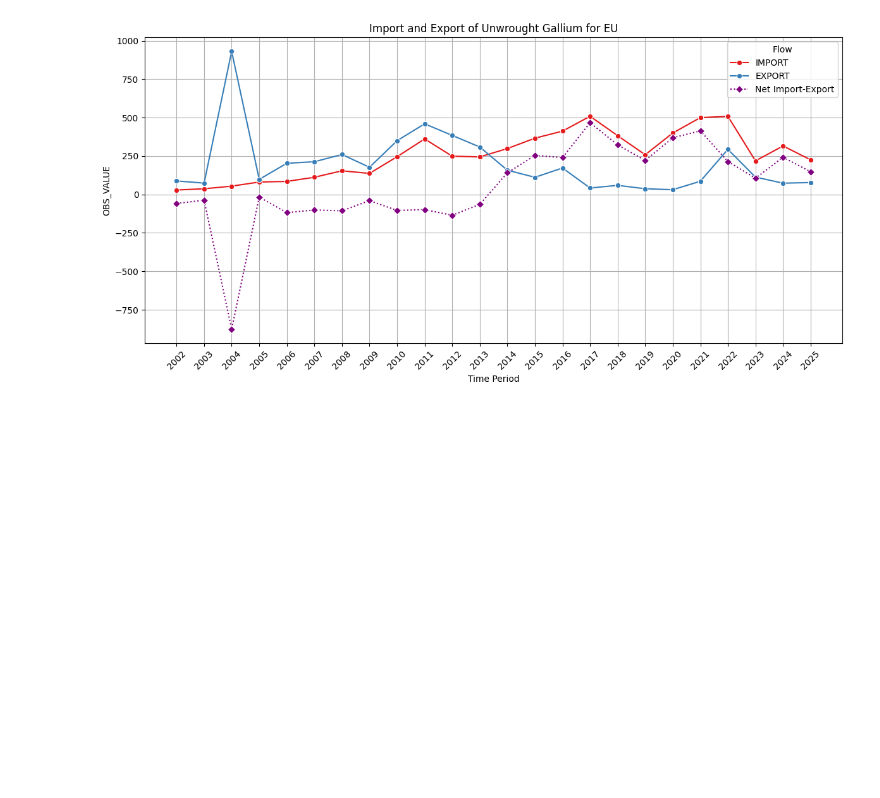
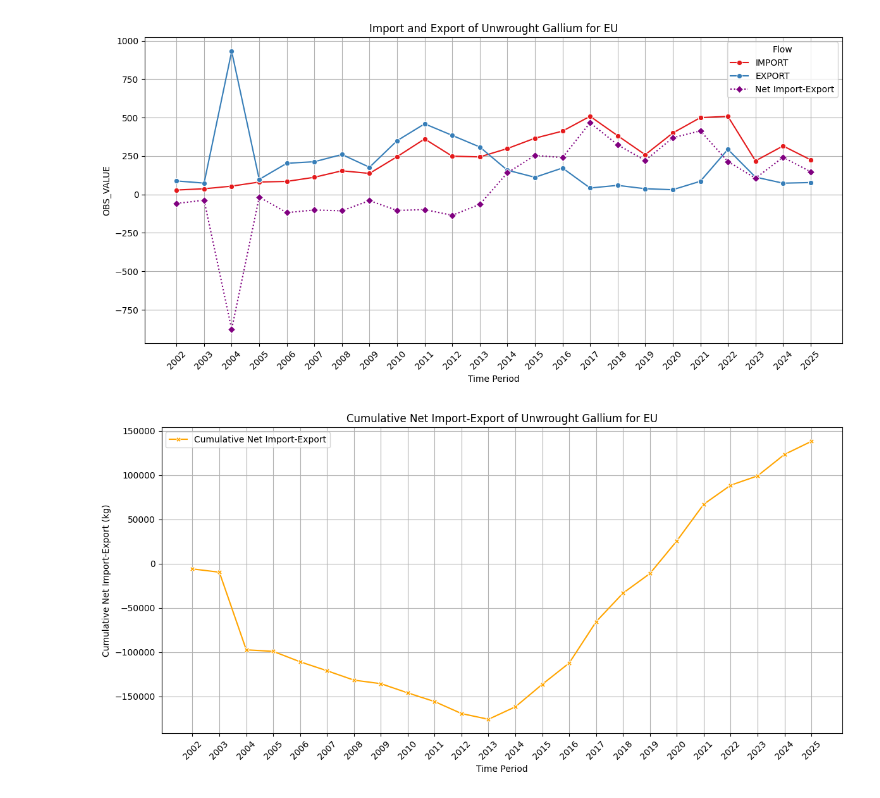
Before and after one commit to Rud-X/IE_MFA_2526_FinalAssignment_Gallium, a Jupyter notebook: old_scripts/exploration_old.ipynb, the cells around one changed output. Saved outputs shown, nothing was run; the diff lists cells and outputs as text; code cells hidden in the pictures; blank space fills up the shorter version.

```diff
--- a/exploration_old.ipynb
+++ b/old_scripts/exploration_old.ipynb
@@ -15,7 +15,7 @@ import warnings
 warnings.filterwarnings("ignore", "Workbook contains no default style", UserWarning)
 
 # Load data/EUROSTAT_COMEXT.csv into a DataFrame
-comext_df = pd.read_csv("data/EUROSTAT_COMEXT.csv")
+comext_df = pd.read_csv("../data/EUROSTAT_COMEXT.csv")
 
 # Select relevant columns
 selected_columns = [
@@ -50,30 +50,54 @@ sns.lineplot(
 # sns.lineplot(data=eurostat_df[(eurostat_df["product"] == 81129289) & (eurostat_df["indicators"] == "QUANTITY_IN_100KG") & (eurostat_df["partner"] == "INT_EU27_2020")],
 #              x="TIME_PERIOD", y="OBS_VALUE", hue="FLOW", marker="s", linestyle="--", palette="Set2")
 # Calculate and Plot the difference between FLOW = "IMPORT" and FLOW = "EXPORT" for partner = "EXT_EU27_2020"
 net_import_export = eurostat_df[
     (eurostat_df["product"] == 81129289)
     & (eurostat_df["indicators"] == "QUANTITY_IN_100KG")
     & (eurostat_df["partner"] == "EXT_EU27_2020")
 ].pivot(index="TIME_PERIOD", columns="FLOW", values="OBS_VALUE")
 net_import_export["NET_IMPORT_EXPORT"] = (
     net_import_export["IMPORT"] - net_import_export["EXPORT"]
 )
 sns.lineplot(
     data=net_import_export,
     x=net_import_export.index,
     y="NET_IMPORT_EXPORT",
     marker="D",
     linestyle=":",
     color="purple",
     label="Net Import-Export",
 )
 plt.title("Import and Export of Unwrought Gallium for EU")
 plt.xlabel("Time Period")
 plt.ylabel("OBS_VALUE")
 plt.legend(title="Flow")
 plt.xticks(rotation=45, ticks=net_import_export.index)
 plt.tight_layout()
 plt.grid()
 plt.show()
+
+# Accumulate sum net import-export for each year and plot the cumulative sum over time
+net_import_export["CUMULATIVE_NET_IMPORT_EXPORT"] = net_import_export[
+    "NET_IMPORT_EXPORT"
+].cumsum()
+plt.figure(figsize=(12, 6))
+sns.lineplot(
+    data=net_import_export * 100,  # Scale from 100kg to kg
+    x=net_import_export.index,
+    y="CUMULATIVE_NET_IMPORT_EXPORT",
+    marker="X",
+    linestyle="-",
+    color="orange",
+    label="Cumulative Net Import-Export",
+)
+plt.title("Cumulative Net Import-Export of Unwrought Gallium for EU")
+plt.xlabel("Time Period")
+plt.ylabel("Cumulative Net Import-Export (kg)")
+plt.legend()
+plt.xticks(rotation=45, ticks=net_import_export.index)
+plt.tight_layout()
+plt.grid()
+plt.show()
 # %% [output]
 [figure]
+[figure, added]
```
Also changed, not shown: 14 other files.
